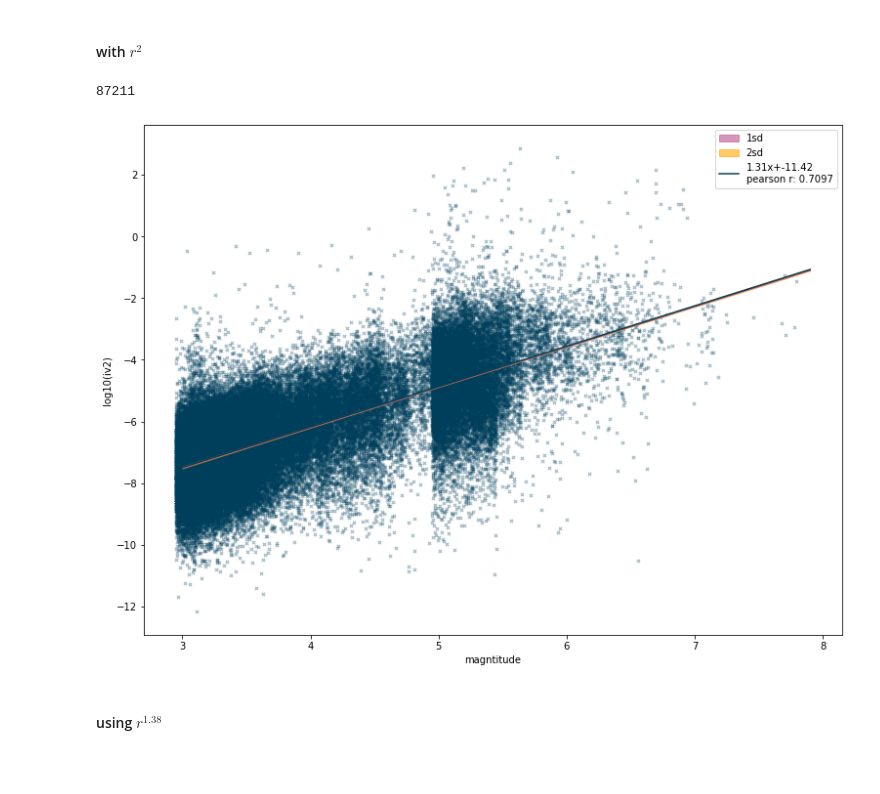
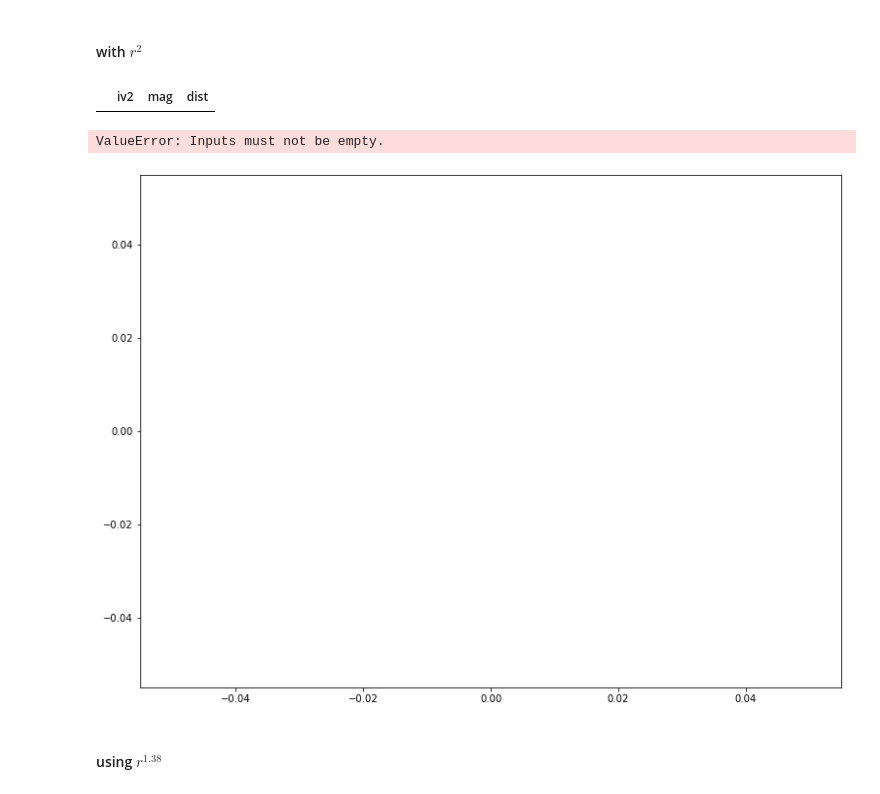
Before and after one commit to RebeccaColquhoun/seismo_det, a Jupyter notebook: code/results_plots.ipynb, the cells around one changed output. Saved outputs shown, nothing was run; the diff lists cells and outputs as text; code cells hidden in the pictures; blank space fills up the shorter version.

Commit message:
tidy code and make new figures

```diff
--- a/code/results_plots.ipynb
+++ b/code/results_plots.ipynb
@@ -19,5 +99,3 @@ root = '/home/earthquakes1/homes/Rebecca/phd/data/2019_global_m3/'
 # iv2
 # %% [markdown]
 ## load data for iv2
-# %%
-df = pd.read_pickle('/home/earthquakes1/homes/Rebecca/phd/data/results_database/eq_object_1s_bandpass_01_19_snr_20_blank_025_new')
@@ -46,7 +108,7 @@ list_mag = []
 list_iv2 = []
 eq = 0
 for m in range(0, len(list_mag_all)):
-    if list_mag_all[m]>5:
+    if list_mag_all[m]>3:
         someTrue = len(list_iv2_all[m])
         for d in range(0, len(list_dist_Distance[m])):
             if list_iv2_all[m][d] != None:
@@ -71,5 +145,5 @@ all these distances are epicentral
 # %%
 dist_corr_mult = (np.array(list_dist)**2)*np.array(list_iv2)
-df  = pd.DataFrame({'iv2':np.log10(dist_corr_mult), 'mag':list_mag, 'dist':list_dist})
+df1  = pd.DataFrame({'iv2':np.log10(dist_corr_mult), 'mag':list_mag, 'dist':list_dist})
 # %% [markdown]
 drop major outliers which arise from calculation problems
@@ -76,6 +154,6 @@ drop major outliers which arise from calculation problems
 # %%
-df.drop(df[df.iv2 < -13].index, inplace=True)
-df.drop(df[df.iv2 > 3].index, inplace=True)
+df1.drop(df1[df1.iv2 < -13].index, inplace=True)
+df1.drop(df1[df1.iv2 > 3].index, inplace=True)
 # %% [markdown]
 #### using $r^{1.38}$
 # %% [markdown]
@@ -94,15 +172,15 @@ df2.drop(df2[df2.iv2 > 3].index, inplace=True)
 ### scatter plots
 # %% [markdown]
 #### with $r^2$
-# %%
-len(x)
-# %% [output]
-87211
+# %%
+df1
+# %% [output]
+|  | iv2 | mag | dist |
 # %%
 fig, axs = plt.subplots(1,1, figsize=(12.8,9.6))
 
-x = np.array(df['mag'])-5
-y = df['iv2']
+x = np.array(df1['mag'])-5
+y = df1['iv2']
 x_unique = np.arange(-2,3,0.1)
 mask = ~np.isnan(x) & ~np.isnan(y)
 #axs.scatter(x, y,  c = df['dist'], cmap = 'viridis')
@@ -117,34 +195,35 @@ y_1 = (a+std_a)*x_unique + (b+std_b)
 y_2 = (a+std_a)*x_unique + (b-std_b)
 y_3 = (a-std_a)*x_unique + (b+std_b)
 y_4 = (a-std_a)*x_unique + (b-std_b)
 
 
 y_min_1sd = np.minimum(np.minimum(y_1, y_2), np.minimum(y_3, y_4))
 y_max_1sd = np.maximum(np.maximum(y_1, y_2), np.maximum(y_3, y_4))
 
 y_1 = (a+2*std_a)*x_unique + (b+2*std_b)
 y_2 = (a+2*std_a)*x_unique + (b-2*std_b)
 y_3 = (a-2*std_a)*x_unique + (b+2*std_b)
 y_4 = (a-2*std_a)*x_unique + (b-2*std_b)
 
 y_min_2sd = np.minimum(np.minimum(y_1, y_2), np.minimum(y_3, y_4))
 y_max_2sd = np.maximum(np.maximum(y_1, y_2), np.maximum(y_3, y_4))
 
 #plt.scatter(x+np.random.uniform(-0.05, 0.05, len(x)),y, marker = 'x', color = 'k', s = 10, alpha = 0.5)
 axs.fill_between(x_unique, y_min_1sd, y_max_1sd, color = '#bc5090', alpha = 0.6, zorder = 100, label = '1sd')
 axs.fill_between(x_unique, y_min_2sd, y_max_2sd, color = '#ffa600', alpha = 0.6, zorder = 99, label = '2sd')
 
 axs.plot(x_unique, a*x_unique+b, color='#003f5c',zorder=102,label='{a:.2f}x+{b:.2f}\npearson r: {r:.4f}'.format(a=result.slope,b=result.intercept-5*result.slope,r=result.rvalue))
 plt.ylabel('log10(iv2)')
 plt.xlabel('magntitude')
 #plt.colorbar(label = 'distance')
 axs.set_xticks([-2,-1,0,1,2,3], [3,4,5,6,7,8], zorder = 110)
 axs.legend()
 result_squared = result
 plt.savefig('/home/earthquakes1/homes/Rebecca/phd/seismo_det/figures/all_data/iv2/'+title+'_r2.pdf', format = 'pdf')
 #081839
 # %% [output]
+ValueError: Inputs must not be empty.
-[figure, old version]
+[figure, new version]
 # %% [markdown]
 #### using $r^{1.38}$
 # %%
```
Also changed, not shown: parts of 28 cells of this notebook, 13 other files.
